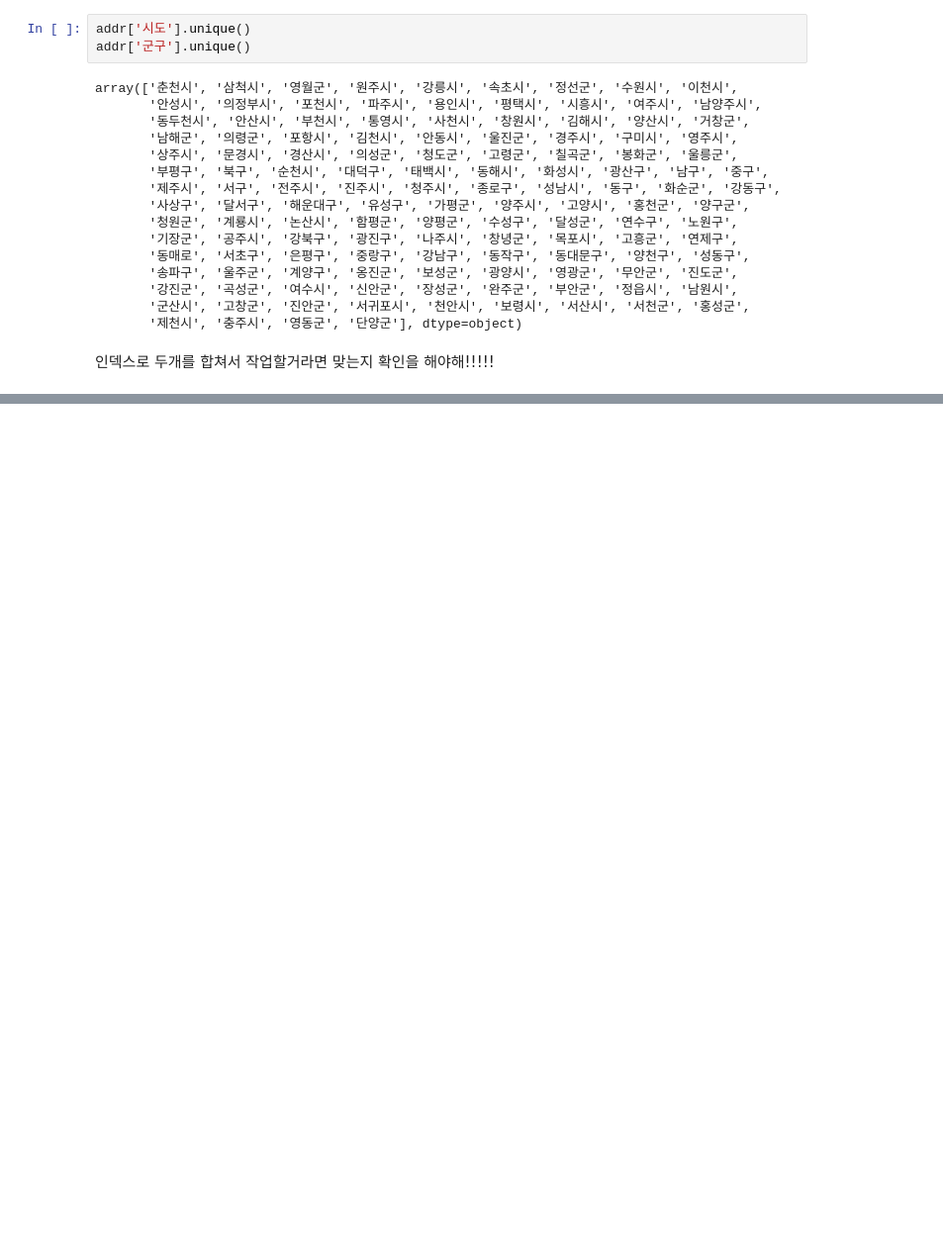
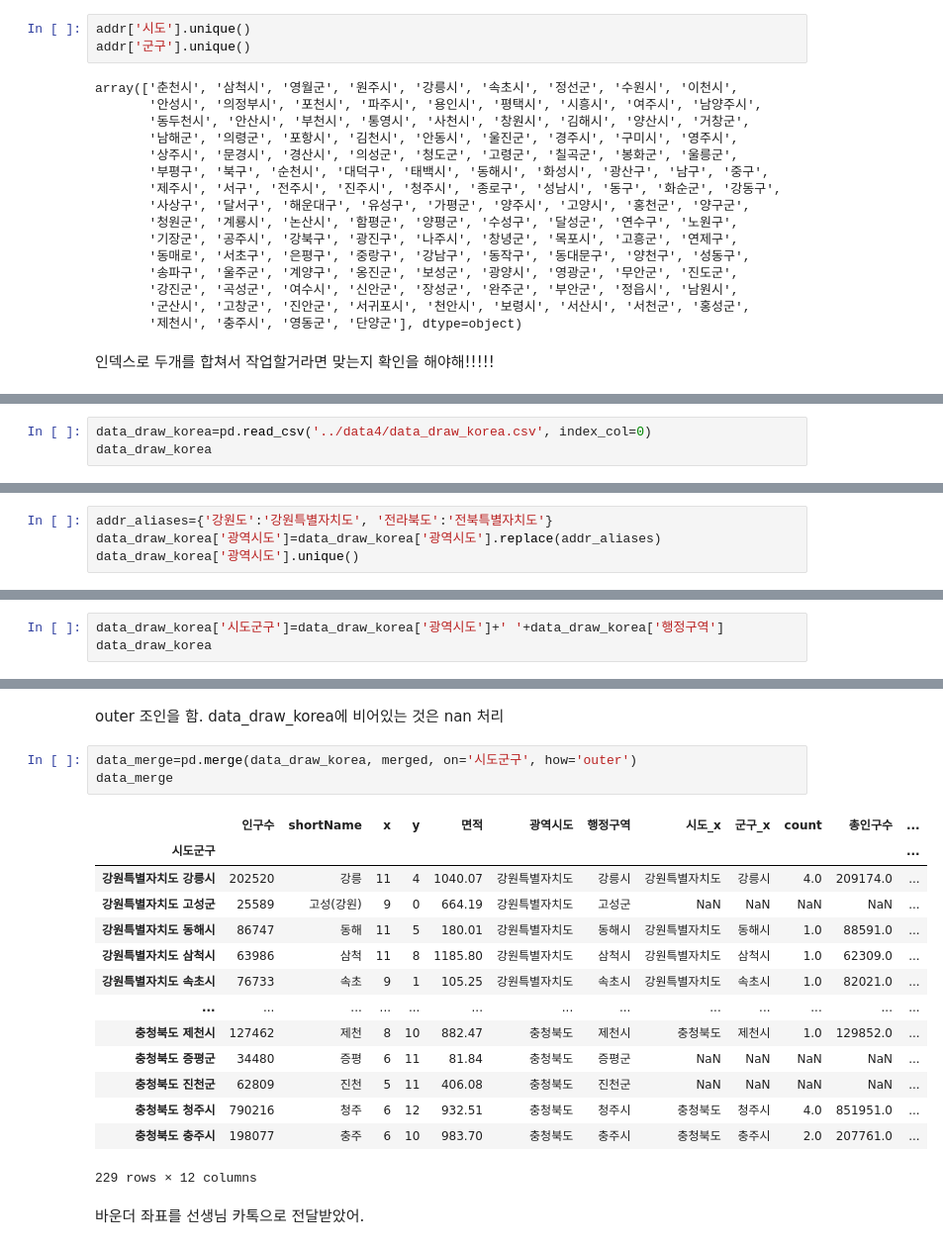
Before and after one commit to hoshibaby/Data_an, a Jupyter notebook: day07/실습_공공의료기관 현황분석.ipynb, the cells around one changed output, grey strips where cells are left out. Shown at 99% size. Cells and saved outputs as stored; diff of their text form; blank space fills up the shorter version.

```diff
--- a/day07/실습_공공의료기관 현황분석.ipynb
+++ b/day07/실습_공공의료기관 현황분석.ipynb
@@ -285,0 +522,3 @@ array(['춘천시', '삼척시', '영월군', '원주시', '강릉시', '속초
+# %%
+data_draw_korea=pd.read_csv('../data4/data_draw_korea.csv', index_col=0)
+data_draw_korea
@@ -285,0 +555,4 @@ array(['춘천시', '삼척시', '영월군', '원주시', '강릉시', '속초
+# %%
+addr_aliases={'강원도':'강원특별자치도', '전라북도':'전북특별자치도'}
+data_draw_korea['광역시도']=data_draw_korea['광역시도'].replace(addr_aliases)
+data_draw_korea['광역시도'].unique()
@@ -285,0 +563,3 @@ array(['춘천시', '삼척시', '영월군', '원주시', '강릉시', '속초
+# %%
+data_draw_korea['시도군구']=data_draw_korea['광역시도']+' '+data_draw_korea['행정구역']
+data_draw_korea
@@ -285,0 +599,22 @@ array(['춘천시', '삼척시', '영월군', '원주시', '강릉시', '속초
+# %% [markdown]
+outer 조인을 함. data_draw_korea에 비어있는 것은 nan 처리
+# %%
+data_merge=pd.merge(data_draw_korea, merged, on='시도군구', how='outer')
+data_merge
+# %% [output]
+|  | 인구수 | shortName | x | y | 면적 | 광역시도 | 행정구역 | 시도_x | 군구_x | count | 총인구수 | ... |
+| 시도군구 |  |  |  |  |  |  |  |  |  |  |  | ... |
+| 강원특별자치도 강릉시 | 202520 | 강릉 | 11 | 4 | 1040.07 | 강원특별자치도 | 강릉시 | 강원특별자치도 | 강릉시 | 4.0 | 209174.0 | ... |
+| 강원특별자치도 고성군 | 25589 | 고성(강원) | 9 | 0 | 664.19 | 강원특별자치도 | 고성군 | NaN | NaN | NaN | NaN | ... |
+| 강원특별자치도 동해시 | 86747 | 동해 | 11 | 5 | 180.01 | 강원특별자치도 | 동해시 | 강원특별자치도 | 동해시 | 1.0 | 88591.0 | ... |
+| 강원특별자치도 삼척시 | 63986 | 삼척 | 11 | 8 | 1185.80 | 강원특별자치도 | 삼척시 | 강원특별자치도 | 삼척시 | 1.0 | 62309.0 | ... |
+| 강원특별자치도 속초시 | 76733 | 속초 | 9 | 1 | 105.25 | 강원특별자치도 | 속초시 | 강원특별자치도 | 속초시 | 1.0 | 82021.0 | ... |
+| ... | ... | ... | ... | ... | ... | ... | ... | ... | ... | ... | ... | ... |
+| 충청북도 제천시 | 127462 | 제천 | 8 | 10 | 882.47 | 충청북도 | 제천시 | 충청북도 | 제천시 | 1.0 | 129852.0 | ... |
+| 충청북도 증평군 | 34480 | 증평 | 6 | 11 | 81.84 | 충청북도 | 증평군 | NaN | NaN | NaN | NaN | ... |
+| 충청북도 진천군 | 62809 | 진천 | 5 | 11 | 406.08 | 충청북도 | 진천군 | NaN | NaN | NaN | NaN | ... |
+| 충청북도 청주시 | 790216 | 청주 | 6 | 12 | 932.51 | 충청북도 | 청주시 | 충청북도 | 청주시 | 4.0 | 851951.0 | ... |
+| 충청북도 충주시 | 198077 | 충주 | 6 | 10 | 983.70 | 충청북도 | 충주시 | 충청북도 | 충주시 | 2.0 | 207761.0 | ... |
+229 rows × 12 columns
+# %% [markdown]
+바운더 좌표를 선생님 카톡으로 전달받았어.
```
Also changed, not shown: parts of 53 cells of this notebook, 5 other files.
